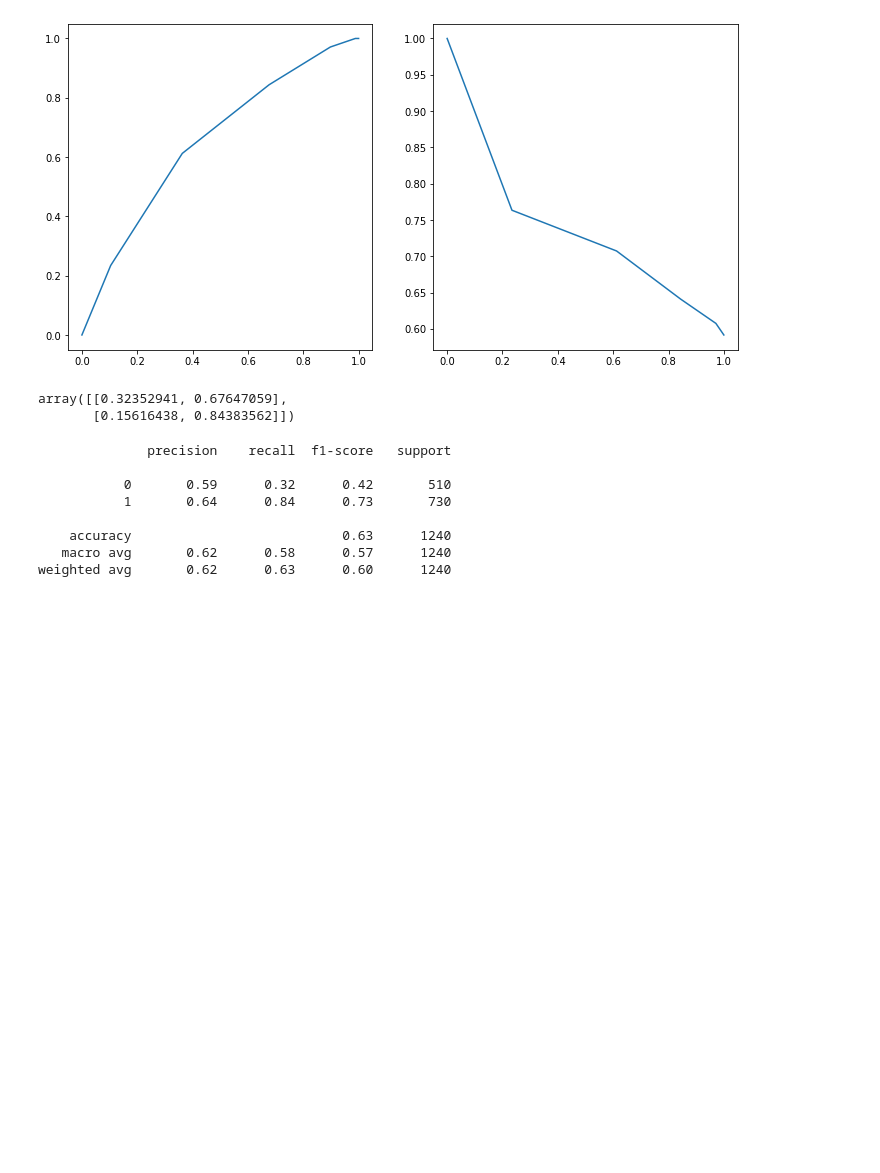
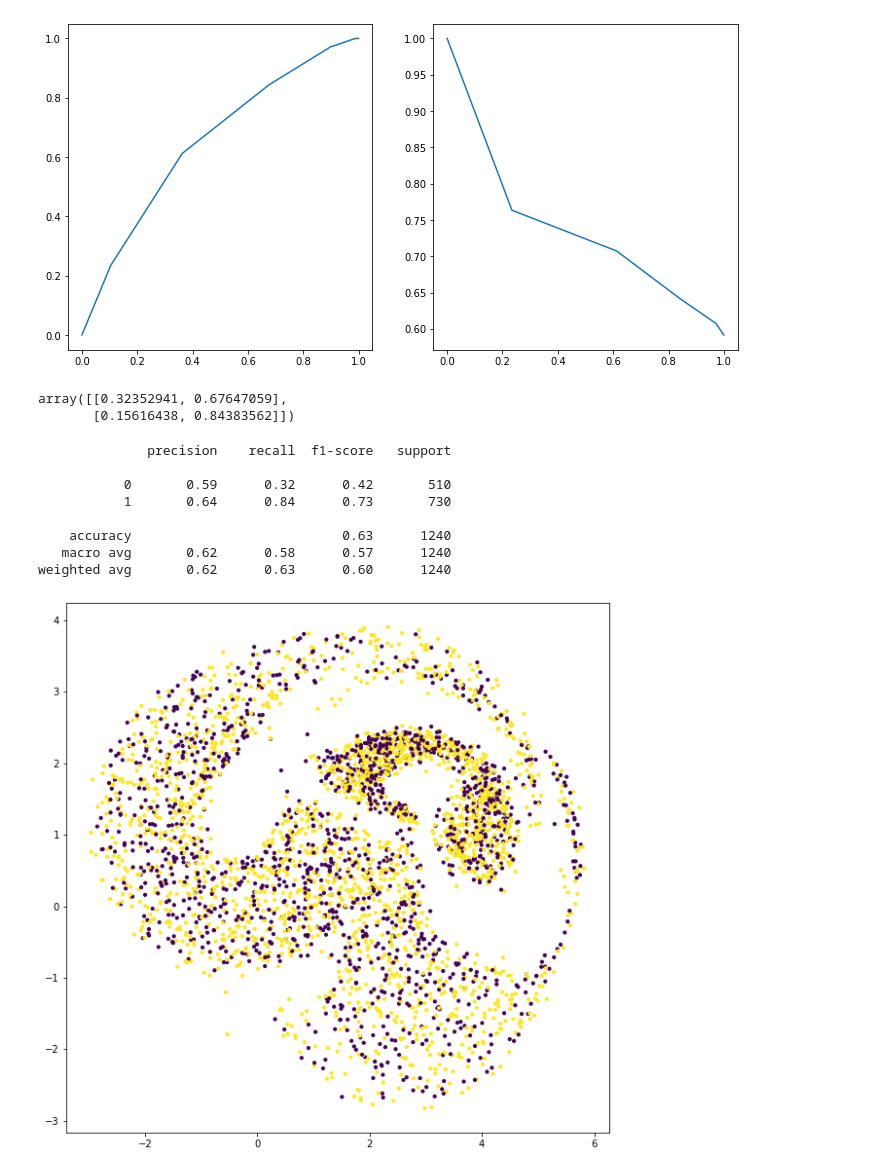
Before and after one commit to navyamehta/data-sentiment-NLP, a Jupyter notebook: Relevance-Model-Traditional-NLP.ipynb, the cells around one changed output. Drawn from its saved outputs; the diff is of its cells as text; code cells hidden in the pictures; blank space fills up the shorter version.

```diff
--- a/Relevance-Model-Traditional-NLP.ipynb
+++ b/Relevance-Model-Traditional-NLP.ipynb
@@ -325,3 +326,11 @@ print(sklearn.metrics.classification_report(testY, np.vectorize(lambda s: 1 if s
     accuracy                           0.63      1240
    macro avg       0.62      0.58      0.57      1240
 weighted avg       0.62      0.63      0.60      1240
+# %%
+#UMAP visualization
+embeds = UMAP(n_neighbors=150, min_dist=0.5, random_state=1).fit_transform(U)
+plt.figure(figsize=(10,10))
+plt.scatter(embeds[:,0], embeds[:,1], c=trainY, s=10)
+plt.show()
+# %% [output]
+[figure, added]
```
Also changed, not shown: parts of 1 cell of this notebook.
